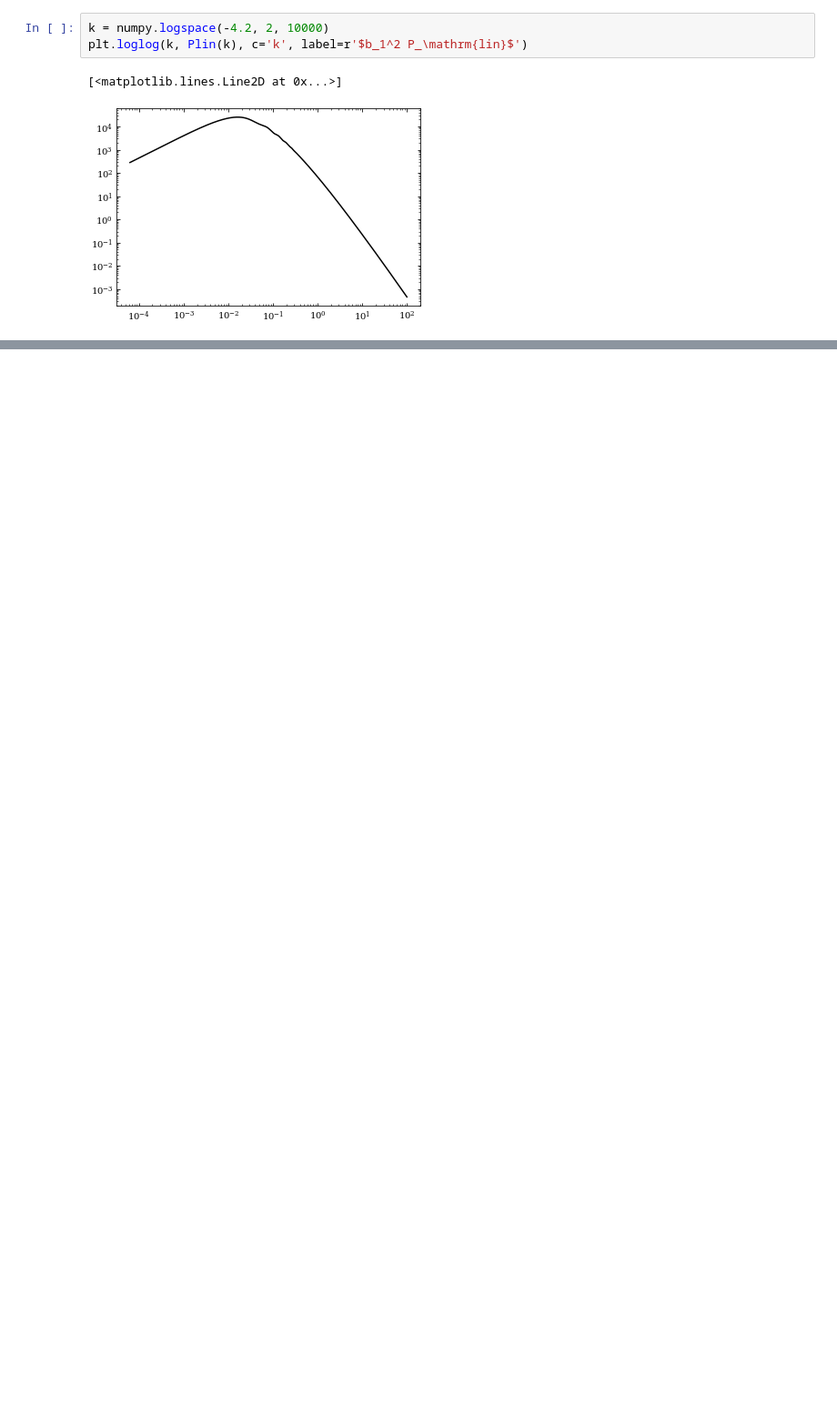
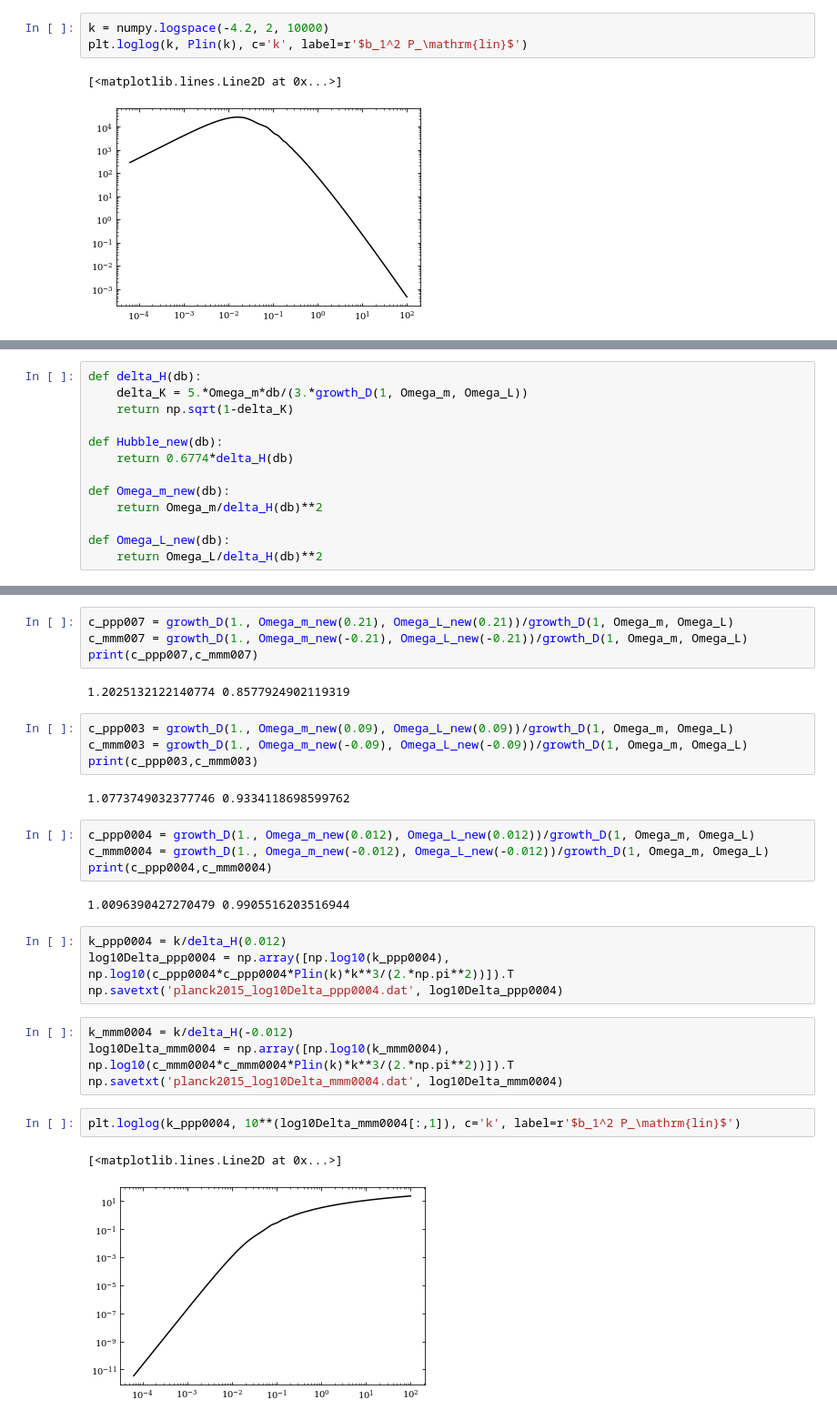
Before and after one commit to eelregit/csit, a Jupyter notebook: analysis/initials.ipynb, the cells around one changed output, grey strips where cells are left out. Shown: that part at 91% size. Cells and saved outputs as stored; diff of their text form; blank space fills up the shorter version.

```diff
--- a/analysis/initials.ipynb
+++ b/analysis/initials.ipynb
@@ -43,0 +98,13 @@ nbodykit.cosmology.power.transfers.CLASS(cosmo, 0.0)
+# %%
+def delta_H(db):
+    delta_K = 5.*Omega_m*db/(3.*growth_D(1, Omega_m, Omega_L))
+    return np.sqrt(1-delta_K)
+
+def Hubble_new(db):
+    return 0.6774*delta_H(db)
+
+def Omega_m_new(db):
+    return Omega_m/delta_H(db)**2
+
+def Omega_L_new(db):
+    return Omega_L/delta_H(db)**2
@@ -43,0 +129,31 @@ nbodykit.cosmology.power.transfers.CLASS(cosmo, 0.0)
+# %%
+c_ppp007 = growth_D(1., Omega_m_new(0.21), Omega_L_new(0.21))/growth_D(1, Omega_m, Omega_L)
+c_mmm007 = growth_D(1., Omega_m_new(-0.21), Omega_L_new(-0.21))/growth_D(1, Omega_m, Omega_L)
+print(c_ppp007,c_mmm007)
+# %% [output]
+1.2025132122140774 0.8577924902119319
+# %%
+c_ppp003 = growth_D(1., Omega_m_new(0.09), Omega_L_new(0.09))/growth_D(1, Omega_m, Omega_L)
+c_mmm003 = growth_D(1., Omega_m_new(-0.09), Omega_L_new(-0.09))/growth_D(1, Omega_m, Omega_L)
+print(c_ppp003,c_mmm003)
+# %% [output]
+1.0773749032377746 0.9334118698599762
+# %%
+c_ppp0004 = growth_D(1., Omega_m_new(0.012), Omega_L_new(0.012))/growth_D(1, Omega_m, Omega_L)
+c_mmm0004 = growth_D(1., Omega_m_new(-0.012), Omega_L_new(-0.012))/growth_D(1, Omega_m, Omega_L)
+print(c_ppp0004,c_mmm0004)
+# %% [output]
+1.0096390427270479 0.9905516203516944
+# %%
+k_ppp0004 = k/delta_H(0.012)
+log10Delta_ppp0004 = np.array([np.log10(k_ppp0004), np.log10(c_ppp0004*c_ppp0004*Plin(k)*k**3/(2.*np.pi**2))]).T
+np.savetxt('planck2015_log10Delta_ppp0004.dat', log10Delta_ppp0004)
+# %%
+k_mmm0004 = k/delta_H(-0.012)
+log10Delta_mmm0004 = np.array([np.log10(k_mmm0004), np.log10(c_mmm0004*c_mmm0004*Plin(k)*k**3/(2.*np.pi**2))]).T
+np.savetxt('planck2015_log10Delta_mmm0004.dat', log10Delta_mmm0004)
+# %%
+plt.loglog(k_ppp0004, 10**(log10Delta_mmm0004[:,1]), c='k', label=r'$b_1^2 P_\mathrm{lin}$')
+# %% [output]
+[<matplotlib.lines.Line2D at 0x...>]
+[figure, added]
```
Also changed, not shown: parts of 27 cells of this notebook, 19 other files.
